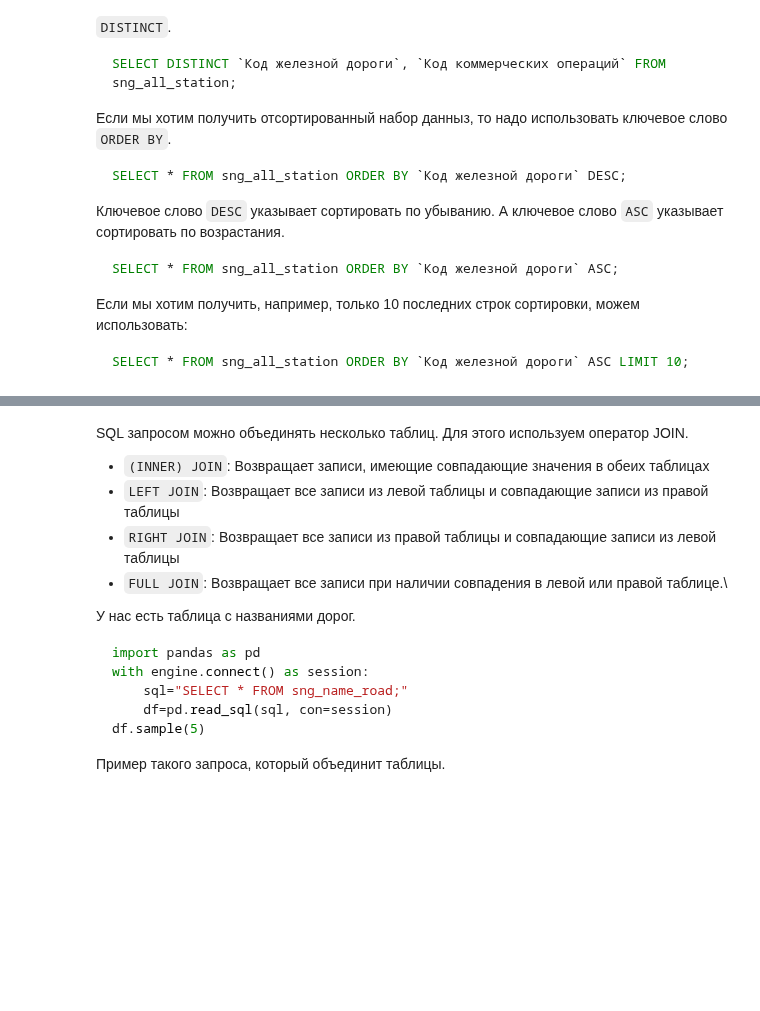
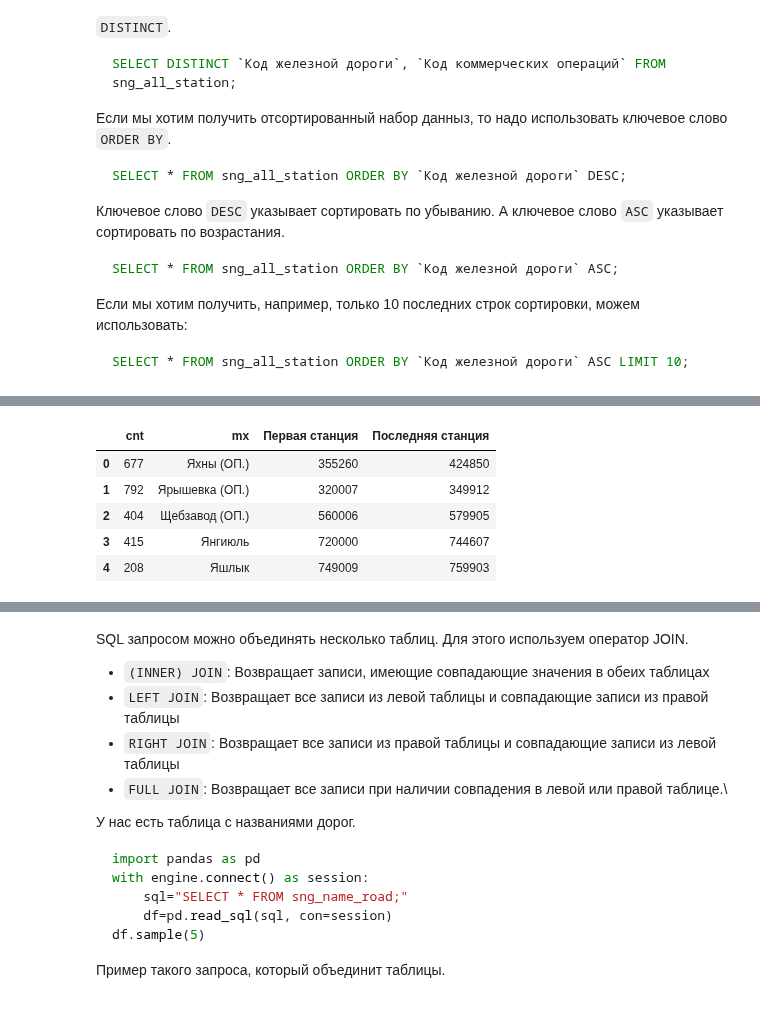
Before and after one commit to aikula/CuRZD, a Jupyter notebook: Less02 SQL.ipynb, the cells around one changed output, grey strips where cells are left out. Saved outputs shown, nothing was run; the diff lists cells and outputs as text; code cells hidden in the pictures; blank space fills up the shorter version.

```diff
--- a/Less02 SQL.ipynb
+++ b/Less02 SQL.ipynb
@@ -270,0 +354,13 @@ SELECT * FROM sng_all_station ORDER BY `Код железной дороги` AS
+# %%
+%%time
+import pandas as pd
+with engine.connect() as session:
+    sql="""SELECT COUNT(`Наименование`) AS cnt,
+        MAX(`Наименование`) AS mx,
+        MIN(`Код станции`) AS `Первая станция`,
+        MAX(`Код станции`) AS `Последняя станция`
+        FROM sng_all_station
+        GROUP BY `Код железной дороги` HAVING cnt>200;"""
+    df=pd.read_sql(sql, con=session)
+df.head()
+# %% [output]
@@ -270,0 +369,6 @@ SELECT * FROM sng_all_station ORDER BY `Код железной дороги` AS
+|  | cnt | mx | Первая станция | Последняя станция |
+| 0 | 677 | Яхны (ОП.) | 355260 | 424850 |
+| 1 | 792 | Ярышевка (ОП.) | 320007 | 349912 |
+| 2 | 404 | Щебзавод (ОП.) | 560006 | 579905 |
+| 3 | 415 | Янгиюль | 720000 | 744607 |
+| 4 | 208 | Яшлык | 749009 | 759903 |
```
Also changed, not shown: parts of 18 cells of this notebook, 1 other file.
